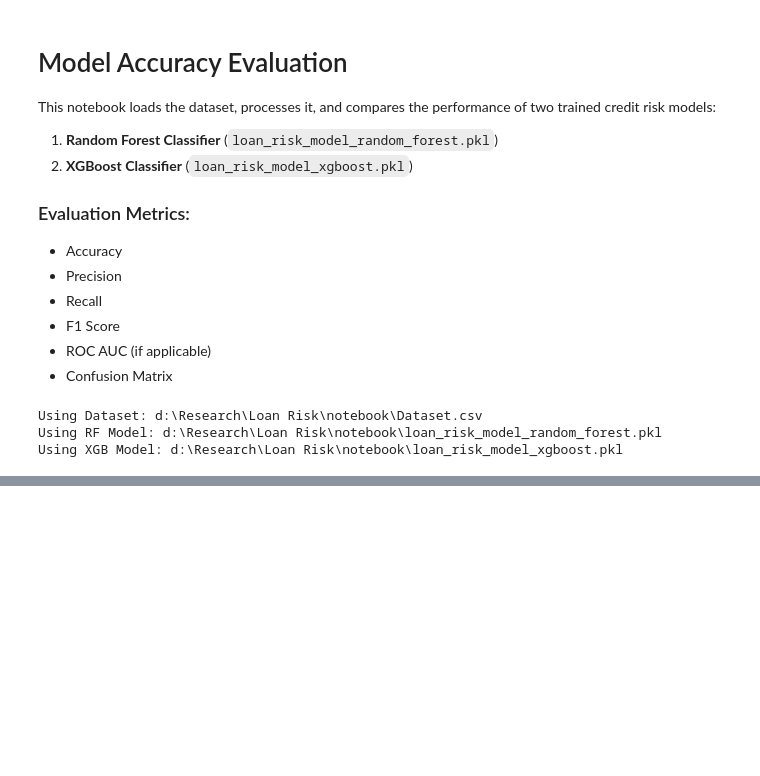
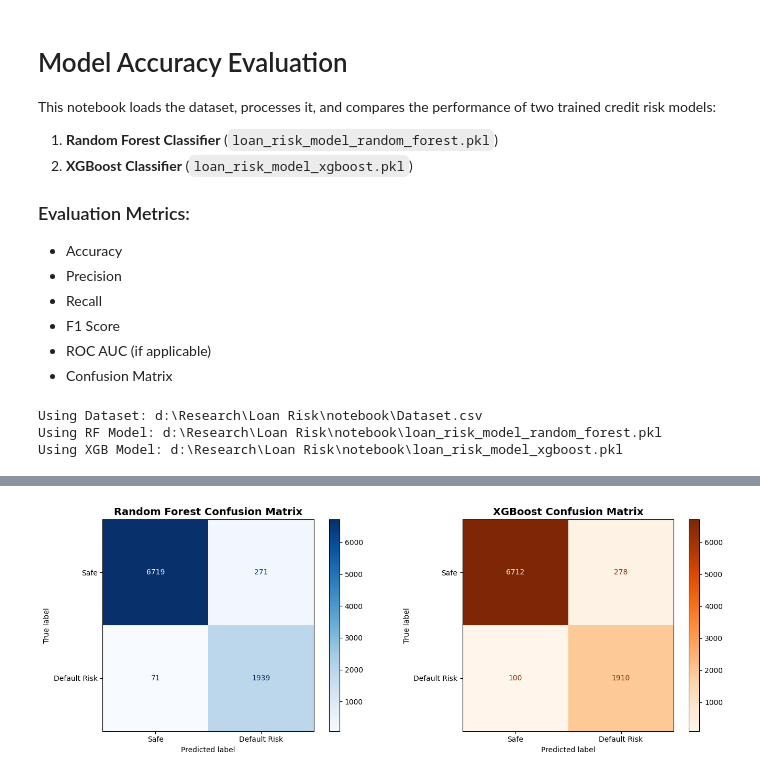
Before and after one commit to Rithish-25/Loan-risk-prediction, a Jupyter notebook: notebook/model_accuracy.ipynb, the cells around one changed output, grey strips where cells are left out. Cells and saved outputs as stored; diff of their text form; code cells hidden in the pictures; blank space fills up the shorter version.

Commit message:
Notebook Model Implemented

```diff
--- a/notebook/model_accuracy.ipynb
+++ b/notebook/model_accuracy.ipynb
@@ -180,20 +275,22 @@ else:
 # %%
-# 9. Plot confusion matrices for both models
+# 9. Plot confusion matrices for both models using final calibrated predictions
 fig, axes = plt.subplots(1, 2, figsize=(14, 5))
 
 # Random Forest Confusion Matrix
-rf_cm = confusion_matrix(y_test, rf_pred)
+rf_cm = confusion_matrix(y_test, rf_pred_final)
 rf_disp = ConfusionMatrixDisplay(confusion_matrix=rf_cm, display_labels=["Safe", "Default Risk"])
 rf_disp.plot(cmap=plt.cm.Blues, ax=axes[0], values_format="d")
 axes[0].set_title("Random Forest Confusion Matrix", fontsize=14, fontweight="bold")
 axes[0].grid(False)
 
 # XGBoost Confusion Matrix
-xgb_cm = confusion_matrix(y_test, xgb_pred)
+xgb_cm = confusion_matrix(y_test, xgb_pred_final)
 xgb_disp = ConfusionMatrixDisplay(confusion_matrix=xgb_cm, display_labels=["Safe", "Default Risk"])
 xgb_disp.plot(cmap=plt.cm.Oranges, ax=axes[1], values_format="d")
 axes[1].set_title("XGBoost Confusion Matrix", fontsize=14, fontweight="bold")
 axes[1].grid(False)
 
 plt.tight_layout()
 plt.show()
+# %% [output]
+[figure, added]
```
Also changed, not shown: parts of 7 cells of this notebook, 1 other file.
